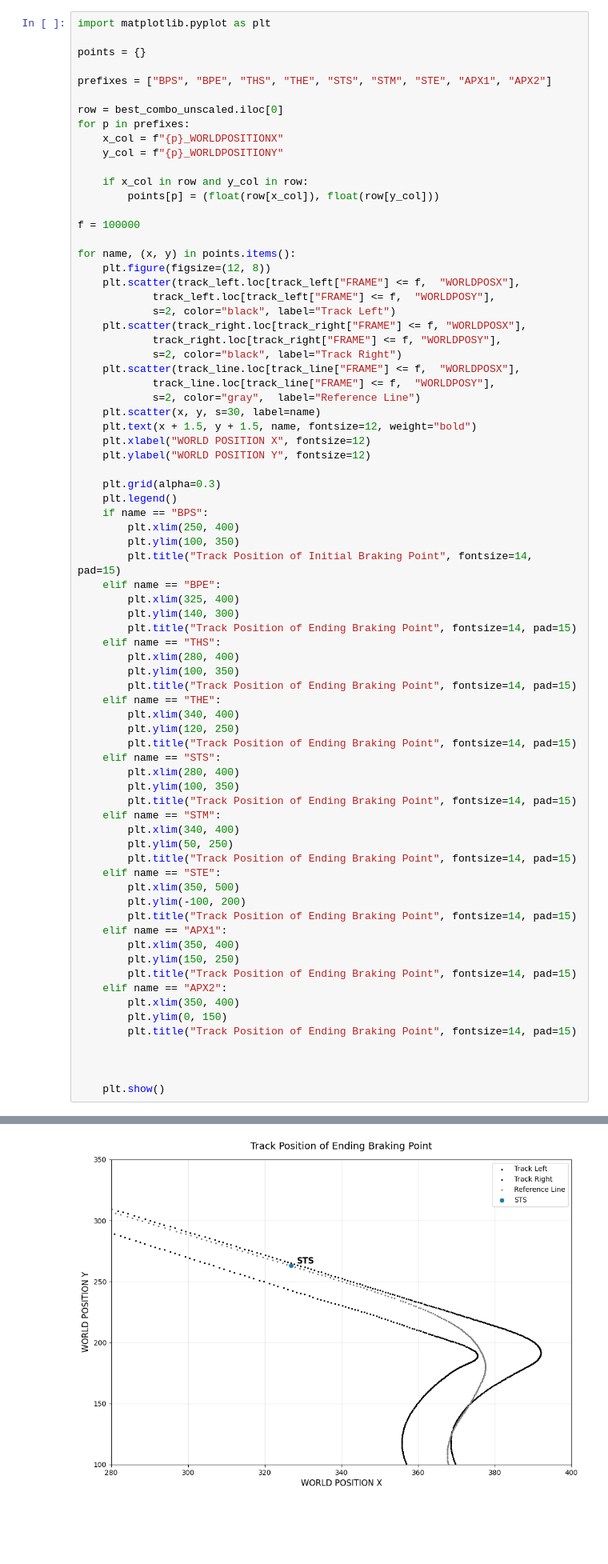
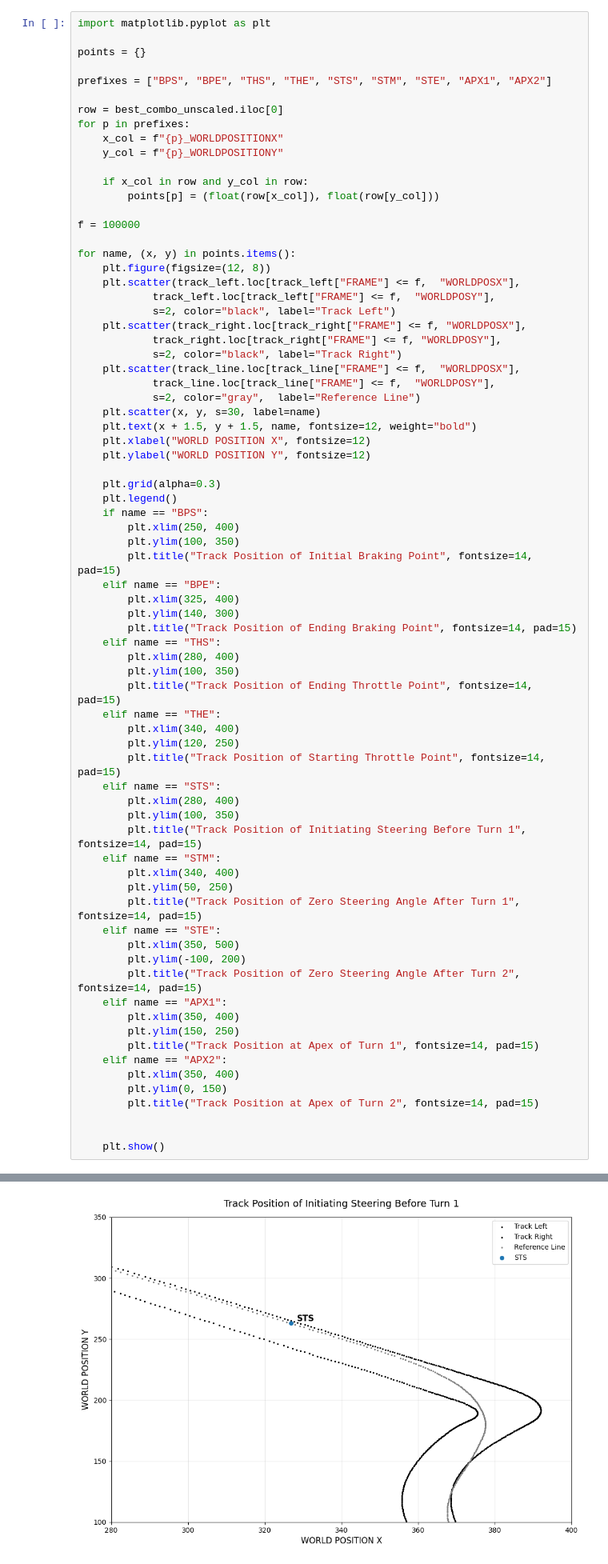
Before and after one commit to muhaseeb34/Data3001-Modelling-2, a Jupyter notebook: Muhammad-mutual_info-VIF-SVR.ipynb, the cells around one changed output, grey strips where cells are left out. Shown at 80% size. Saved outputs shown, nothing was run; the diff lists cells and outputs as text; blank space fills up the shorter version.

```diff
--- a/Muhammad-mutual_info-VIF-SVR.ipynb
+++ b/Muhammad-mutual_info-VIF-SVR.ipynb
@@ -436,32 +436,31 @@ for name, (x, y) in points.items():
     elif name == "THS":
         plt.xlim(280, 400)
         plt.ylim(100, 350)
-        plt.title("Track Position of Ending Braking Point", fontsize=14, pad=15)
+        plt.title("Track Position of Ending Throttle Point", fontsize=14, pad=15)
     elif name == "THE":
         plt.xlim(340, 400)
         plt.ylim(120, 250)
-        plt.title("Track Position of Ending Braking Point", fontsize=14, pad=15)
+        plt.title("Track Position of Starting Throttle Point", fontsize=14, pad=15)
     elif name == "STS":
         plt.xlim(280, 400)
         plt.ylim(100, 350)
-        plt.title("Track Position of Ending Braking Point", fontsize=14, pad=15)
+        plt.title("Track Position of Initiating Steering Before Turn 1", fontsize=14, pad=15)
     elif name == "STM":
         plt.xlim(340, 400)
         plt.ylim(50, 250)
-        plt.title("Track Position of Ending Braking Point", fontsize=14, pad=15)
+        plt.title("Track Position of Zero Steering Angle After Turn 1", fontsize=14, pad=15)
     elif name == "STE":
         plt.xlim(350, 500)
         plt.ylim(-100, 200)
-        plt.title("Track Position of Ending Braking Point", fontsize=14, pad=15)
+        plt.title("Track Position of Zero Steering Angle After Turn 2", fontsize=14, pad=15)
     elif name == "APX1":
         plt.xlim(350, 400)
         plt.ylim(150, 250)
-        plt.title("Track Position of Ending Braking Point", fontsize=14, pad=15)
+        plt.title("Track Position at Apex of Turn 1", fontsize=14, pad=15)
     elif name == "APX2":
         plt.xlim(350, 400)
         plt.ylim(0, 150)
-        plt.title("Track Position of Ending Braking Point", fontsize=14, pad=15)
-
+        plt.title("Track Position at Apex of Turn 2", fontsize=14, pad=15)
 
 
     plt.show()
@@ -473 +472 @@ for name, (x, y) in points.items():
-[figure, old version]
+[figure, new version]
```
Also changed, not shown: parts of 1 cell of this notebook.
